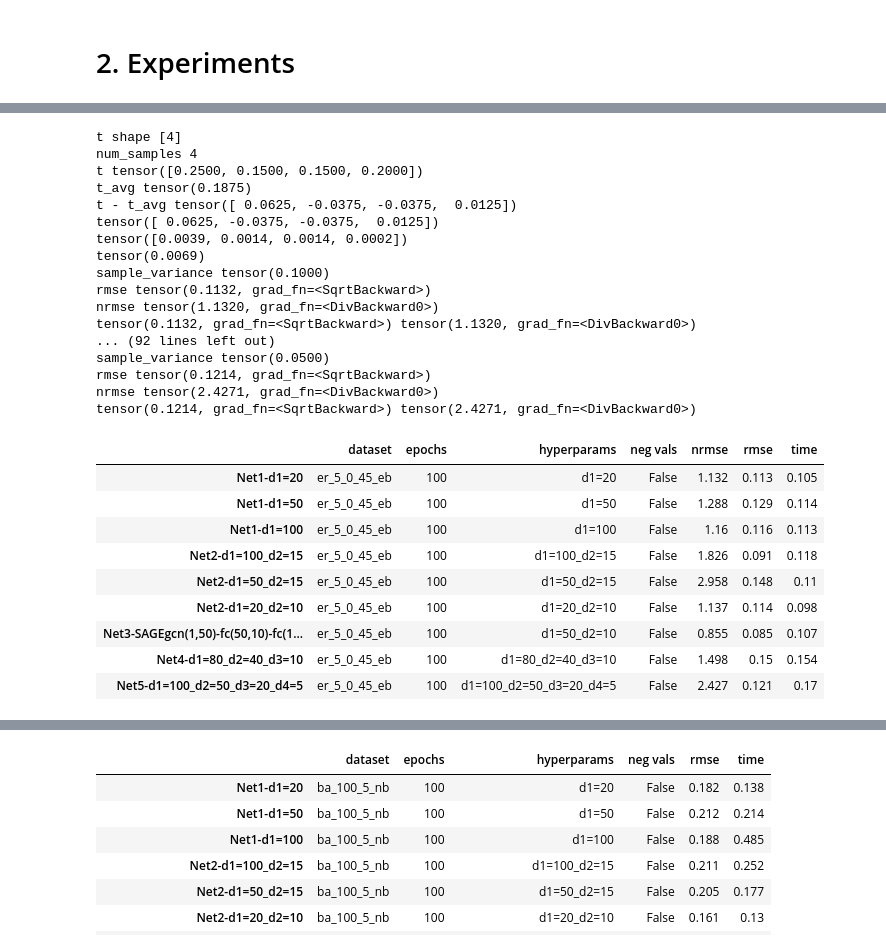
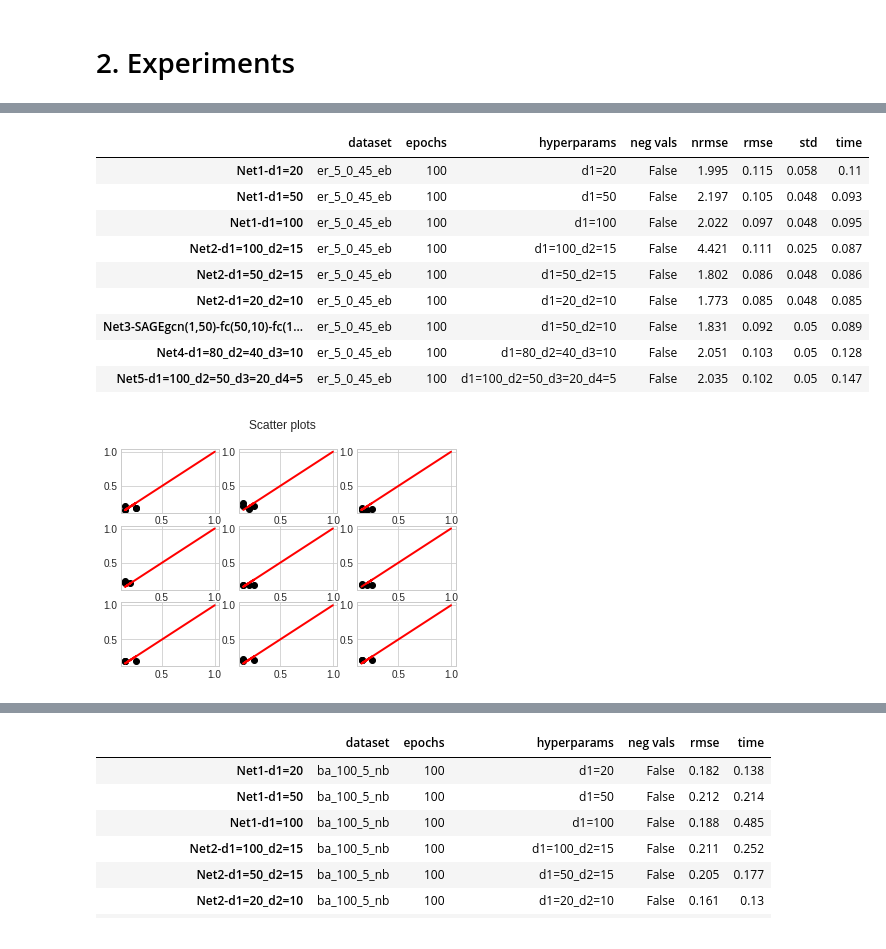
Before and after one commit to presmerats/GNN-MThesis, a Jupyter notebook: src/girvan-newman/TFM_Transductive_setting_GCN_edge_betweenness.ipynb, the cells around one changed output, grey strips where cells are left out. Drawn from its saved outputs; the diff is of its cells as text; code cells hidden in the pictures.

Commit message:
NRMSE and scatter plots

```diff
--- a/src/girvan-newman/TFM_Transductive_setting_GCN_edge_betweenness.ipynb
+++ b/src/girvan-newman/TFM_Transductive_setting_GCN_edge_betweenness.ipynb
@@ -892,6 +936,6 @@ def experimentBlock(dname):
 # %% [markdown]
 # 2. Experiments
 # %%
-res_dict={}
+res_dict={'tables':{}, 'scatterplots':{}}
 # %%
 dname='../datasets/precomputed-pytorchg-betweenness/TUDataset_ENZYMES_12_eb.pickle'
@@ -916,34 +961,18 @@ reporting(res_dict)
 # %%
 dname='../datasets/precomputed-pytorchg-betweenness/er_5_0_45_eb.pickle'
-experimentBlock(dname)
+experimentBlock(dname, res_dict)
 reporting(res_dict)
 # %% [output]
-t shape [4]
-num_samples 4
-t tensor([0.2500, 0.1500, 0.1500, 0.2000])
-t_avg tensor(0.1875)
-t - t_avg tensor([ 0.0625, -0.0375, -0.0375,  0.0125])
-tensor([ 0.0625, -0.0375, -0.0375,  0.0125])
-tensor([0.0039, 0.0014, 0.0014, 0.0002])
-tensor(0.0069)
-sample_variance tensor(0.1000)
-rmse tensor(0.1132, grad_fn=<SqrtBackward>)
-nrmse tensor(1.1320, grad_fn=<DivBackward0>)
-tensor(0.1132, grad_fn=<SqrtBackward>) tensor(1.1320, grad_fn=<DivBackward0>)
-... (92 lines left out)
-sample_variance tensor(0.0500)
-rmse tensor(0.1214, grad_fn=<SqrtBackward>)
-nrmse tensor(2.4271, grad_fn=<DivBackward0>)
-tensor(0.1214, grad_fn=<SqrtBackward>) tensor(2.4271, grad_fn=<DivBackward0>)
-|  | dataset | epochs | hyperparams | neg vals | nrmse | rmse | time |
-| Net1-d1=20 | er_5_0_45_eb | 100 | d1=20 | False | 1.132 | 0.113 | 0.105 |
-| Net1-d1=50 | er_5_0_45_eb | 100 | d1=50 | False | 1.288 | 0.129 | 0.114 |
-| Net1-d1=100 | er_5_0_45_eb | 100 | d1=100 | False | 1.16 | 0.116 | 0.113 |
-| Net2-d1=100_d2=15 | er_5_0_45_eb | 100 | d1=100_d2=15 | False | 1.826 | 0.091 | 0.118 |
-| Net2-d1=50_d2=15 | er_5_0_45_eb | 100 | d1=50_d2=15 | False | 2.958 | 0.148 | 0.11 |
-| Net2-d1=20_d2=10 | er_5_0_45_eb | 100 | d1=20_d2=10 | False | 1.137 | 0.114 | 0.098 |
-| Net3-SAGEgcn(1,50)-fc(50,10)-fc(1... | er_5_0_45_eb | 100 | d1=50_d2=10 | False | 0.855 | 0.085 | 0.107 |
-| Net4-d1=80_d2=40_d3=10 | er_5_0_45_eb | 100 | d1=80_d2=40_d3=10 | False | 1.498 | 0.15 | 0.154 |
-| Net5-d1=100_d2=50_d3=20_d4=5 | er_5_0_45_eb | 100 | d1=100_d2=50_d3=20_d4=5 | False | 2.427 | 0.121 | 0.17 |
+|  | dataset | epochs | hyperparams | neg vals | nrmse | rmse | std | time |
+| Net1-d1=20 | er_5_0_45_eb | 100 | d1=20 | False | 1.995 | 0.115 | 0.058 | 0.11 |
+| Net1-d1=50 | er_5_0_45_eb | 100 | d1=50 | False | 2.197 | 0.105 | 0.048 | 0.093 |
+| Net1-d1=100 | er_5_0_45_eb | 100 | d1=100 | False | 2.022 | 0.097 | 0.048 | 0.095 |
+| Net2-d1=100_d2=15 | er_5_0_45_eb | 100 | d1=100_d2=15 | False | 4.421 | 0.111 | 0.025 | 0.087 |
+| Net2-d1=50_d2=15 | er_5_0_45_eb | 100 | d1=50_d2=15 | False | 1.802 | 0.086 | 0.048 | 0.086 |
+| Net2-d1=20_d2=10 | er_5_0_45_eb | 100 | d1=20_d2=10 | False | 1.773 | 0.085 | 0.048 | 0.085 |
+| Net3-SAGEgcn(1,50)-fc(50,10)-fc(1... | er_5_0_45_eb | 100 | d1=50_d2=10 | False | 1.831 | 0.092 | 0.05 | 0.089 |
+| Net4-d1=80_d2=40_d3=10 | er_5_0_45_eb | 100 | d1=80_d2=40_d3=10 | False | 2.051 | 0.103 | 0.05 | 0.128 |
+| Net5-d1=100_d2=50_d3=20_d4=5 | er_5_0_45_eb | 100 | d1=100_d2=50_d3=20_d4=5 | False | 2.035 | 0.102 | 0.05 | 0.147 |
+[figure, added]
 # %%
 dname='../datasets/precomputed-pytorchg-betweenness/TUDataset_PROTEINS_996_eb.pickle'
```
Also changed, not shown: parts of 12 cells of this notebook.
